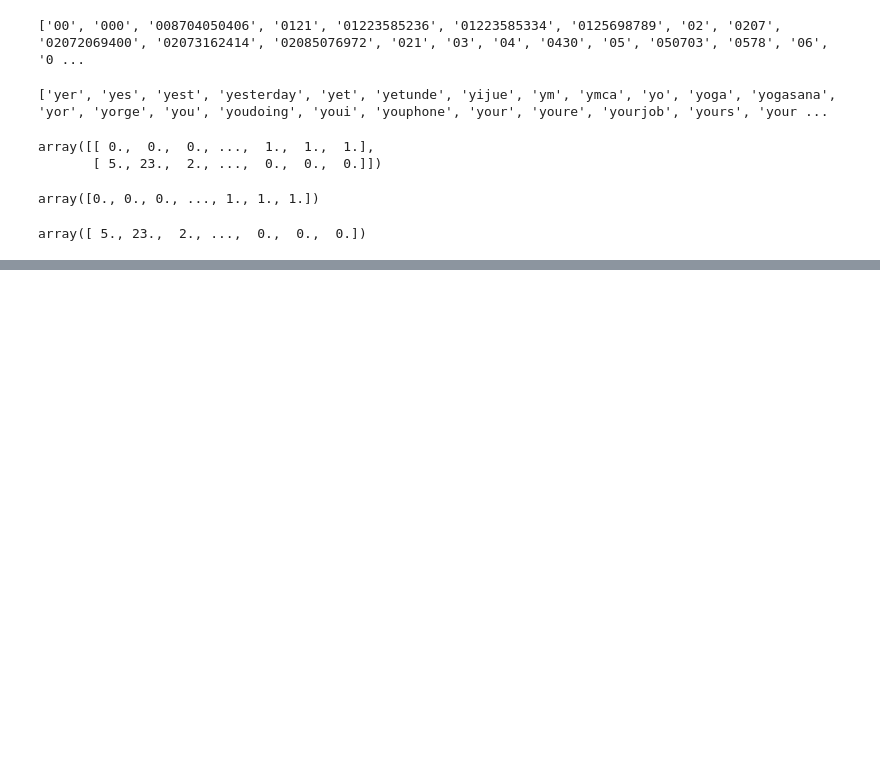
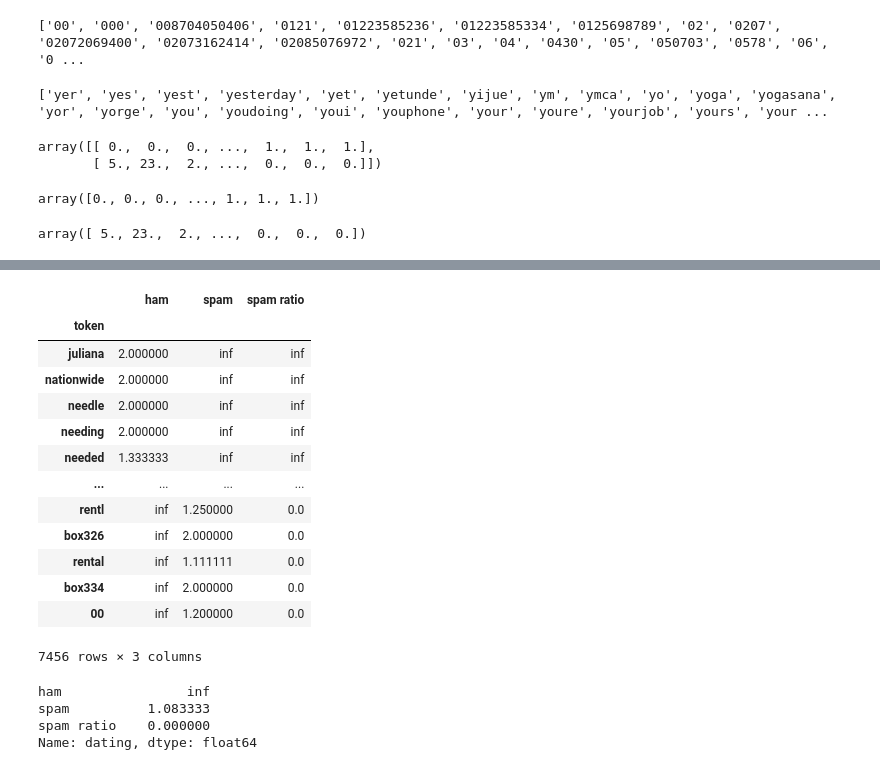
Before and after one commit to dehsheikh/Data_Science, a Jupyter notebook: NLP/01.ipynb, the cells around one changed output, grey strips where cells are left out. Saved outputs shown, nothing was run; the diff lists cells and outputs as text; code cells hidden in the pictures; blank space fills up the shorter version.

```diff
--- a/NLP/01.ipynb
+++ b/NLP/01.ipynb
@@ -189,0 +203,4 @@ tokens["spam"] = tokens["spam"] + 1
+# %%
+tokens["ham"] = tokens["ham"] / nb.feature_count_[0]
+tokens["spam"] = tokens["spam"] / nb.feature_count_[1]
+tokens.sample(5, random_state = 6)
@@ -189,0 +215,3 @@ tokens["spam"] = tokens["spam"] + 1
+# %%
+tokens["spam ratio"] = tokens["spam"] / tokens["ham"]
+tokens.sample(5, random_state = 6)
@@ -189,0 +226,24 @@ tokens["spam"] = tokens["spam"] + 1
+# %%
+tokens.sort_values("spam ratio", ascending = False)
+# %% [output]
+|  | ham | spam | spam ratio |
+| token |  |  |  |
+| juliana | 2.000000 | inf | inf |
+| nationwide | 2.000000 | inf | inf |
+| needle | 2.000000 | inf | inf |
+| needing | 2.000000 | inf | inf |
+| needed | 1.333333 | inf | inf |
+| ... | ... | ... | ... |
+| rentl | inf | 1.250000 | 0.0 |
+| box326 | inf | 2.000000 | 0.0 |
+| rental | inf | 1.111111 | 0.0 |
+| box334 | inf | 2.000000 | 0.0 |
+| 00 | inf | 1.200000 | 0.0 |
+7456 rows × 3 columns
+# %%
+tokens.loc["dating"]
+# %% [output]
+ham                inf
+spam          1.083333
+spam ratio    0.000000
+Name: dating, dtype: float64
```
Also changed, not shown: parts of 5 cells of this notebook, 2 other files.
